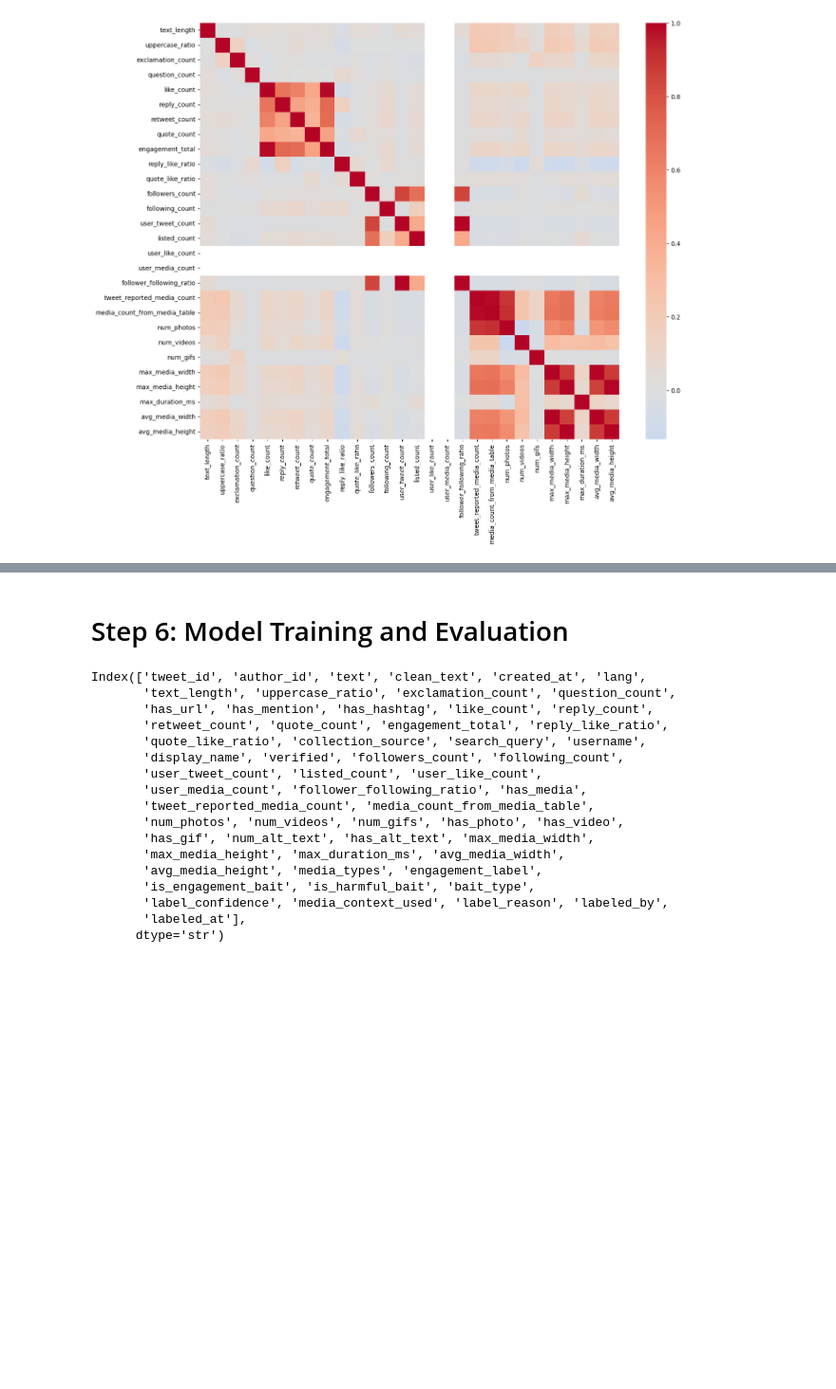
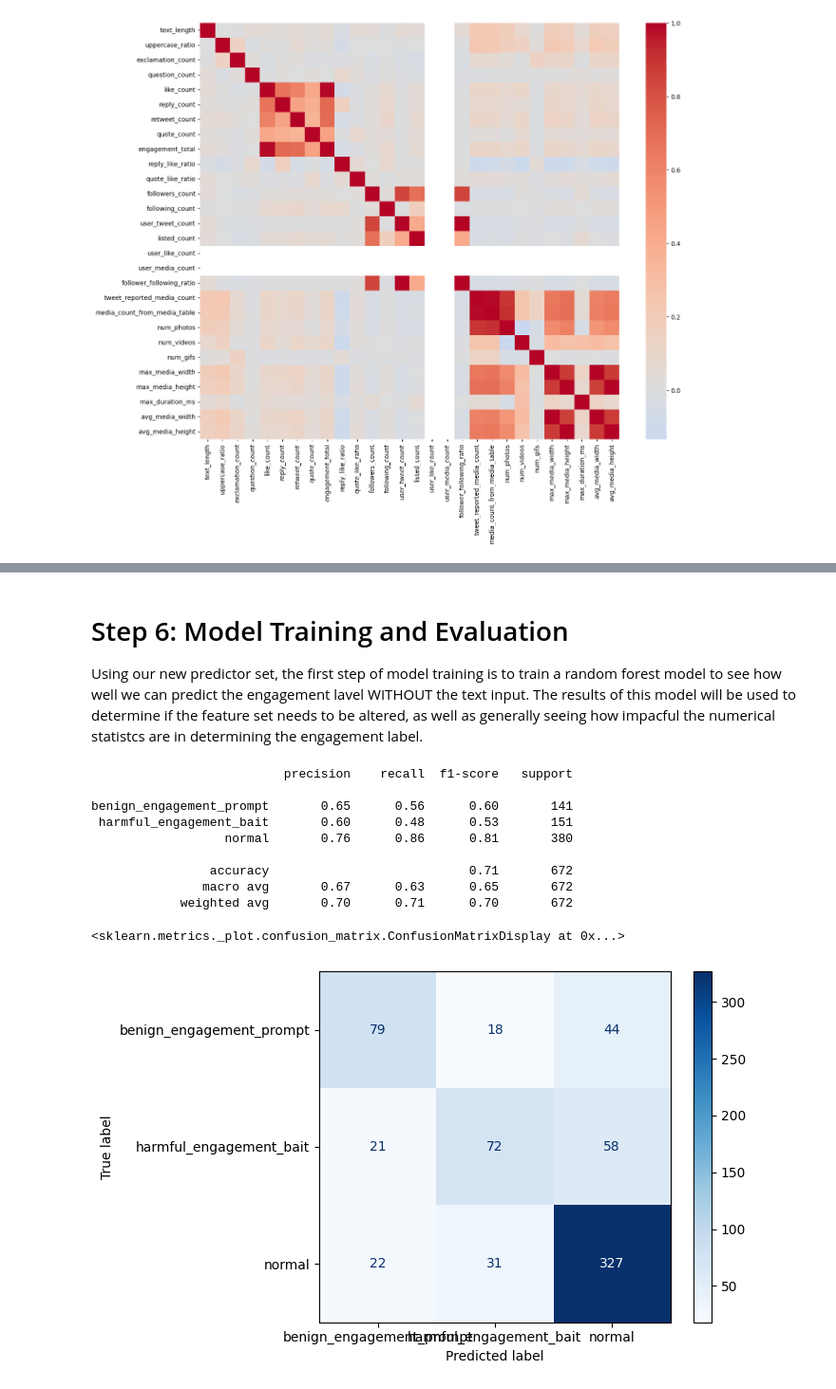
Before and after one commit to RJ-Worrall/Twitter_Engagement_Bait_Modeling, a Jupyter notebook: Twitter_Project.ipynb, the cells around one changed output, grey strips where cells are left out. Shown at 95% size. Drawn from its saved outputs; the diff is of its cells as text; code cells hidden in the pictures; blank space fills up the shorter version.

```diff
--- a/Twitter_Project.ipynb
+++ b/Twitter_Project.ipynb
@@ -2041,30 +2065,59 @@ plt.show()
 # %% [markdown]
 # Step 6: Model Training and Evaluation
+
+Using our new predictor set, the first step of model training is to train a random forest model to see how well we can predict the engagement lavel WITHOUT the text input. The results of this model will be used to determine if the feature set needs to be altered, as well as generally seeing how impacful the numerical statistcs are in determining the engagement label.
 # %%
 # Redundant variables excluded form model training
-X = [[
-    'text','text_length','uppercase_ratio','exlamation_count','question_count',
+X = model_df[[
+    'text_length','uppercase_ratio','exclamation_count','question_count',
     'has_url','has_mention','has_hashtag','verified','followers_count','following_count','user_tweet_count','user_media_count',
-    'media_count_from_media_table','num_photos','num_videos','num_gifs','max_duration_ms','avg_media_width','avg_media_height'
+    'num_photos','num_videos','num_gifs','max_duration_ms','avg_media_width'
 ]]
-Y=['engagement_label']
+Y=model_df['engagement_label']
 
-X_train, X_test, Y_train, Y_test = train_test_split(X,Y,test_size=0.2,random_state=42)
+encoder = LabelEncoder()
+
+Y = encoder.fit_transform(Y)
+
+X_train, X_test, Y_train, Y_test = train_test_split(
+    X,
+    Y,
+    test_size=0.20,
+    random_state=42,
+    stratify=Y
+)
+# Random Forest Classifier
+rf = RandomForestClassifier(
+    n_estimators=500,
+    random_state=42,
+    n_jobs=-1
+)
-# %% [output]
-Index(['tweet_id', 'author_id', 'text', 'clean_text', 'created_at', 'lang',
-       'text_length', 'uppercase_ratio', 'exclamation_count', 'question_count',
-       'has_url', 'has_mention', 'has_hashtag', 'like_count', 'reply_count',
-       'retweet_count', 'quote_count', 'engagement_total', 'reply_like_ratio',
-       'quote_like_ratio', 'collection_source', 'search_query', 'username',
-       'display_name', 'verified', 'followers_count', 'following_count',
-       'user_tweet_count', 'listed_count', 'user_like_count',
-       'user_media_count', 'follower_following_ratio', 'has_media',
-       'tweet_reported_media_count', 'media_count_from_media_table',
-       'num_photos', 'num_videos', 'num_gifs', 'has_photo', 'has_video',
-       'has_gif', 'num_alt_text', 'has_alt_text', 'max_media_width',
-       'max_media_height', 'max_duration_ms', 'avg_media_width',
-       'avg_media_height', 'media_types', 'engagement_label',
-       'is_engagement_bait', 'is_harmful_bait', 'bait_type',
-       'label_confidence', 'media_context_used', 'label_reason', 'labeled_by',
-       'labeled_at'],
-      dtype='str')
+# %%
+rf.fit(X_train, Y_train)
+predictions = rf.predict(X_test)
+print(
+    classification_report(
+        Y_test,
+        predictions,
+        target_names=encoder.classes_
+    )
+)
+ConfusionMatrixDisplay.from_estimator(
+    rf,
+    X_test,
+    Y_test,
+    display_labels=encoder.classes_,
+    cmap="Blues"
+)
+# %% [output]
+                          precision    recall  f1-score   support
+
+benign_engagement_prompt       0.65      0.56      0.60       141
+ harmful_engagement_bait       0.60      0.48      0.53       151
+                  normal       0.76      0.86      0.81       380
+
+                accuracy                           0.71       672
+               macro avg       0.67      0.63      0.65       672
+            weighted avg       0.70      0.71      0.70       672
+<sklearn.metrics._plot.confusion_matrix.ConfusionMatrixDisplay at 0x...>
+[figure, added]
```
Also changed, not shown: parts of 23 cells of this notebook.
